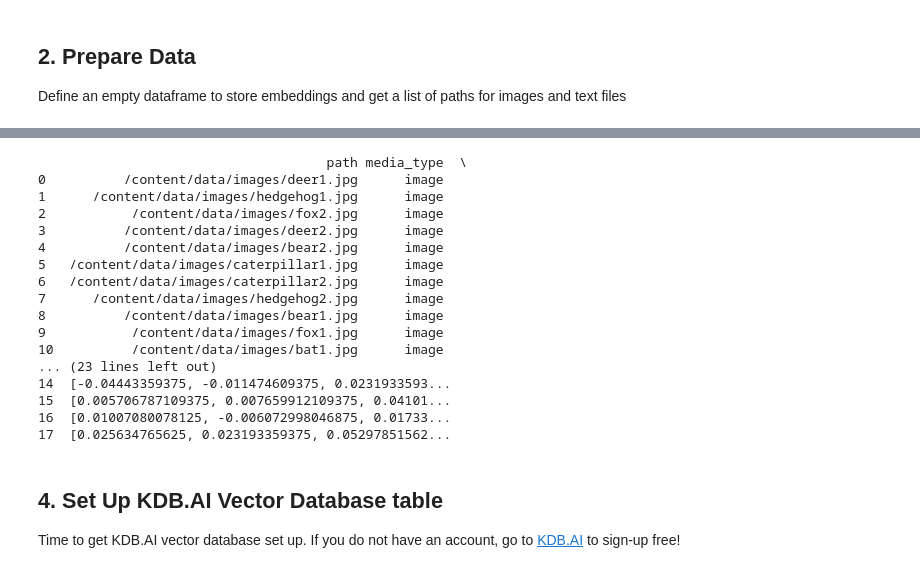
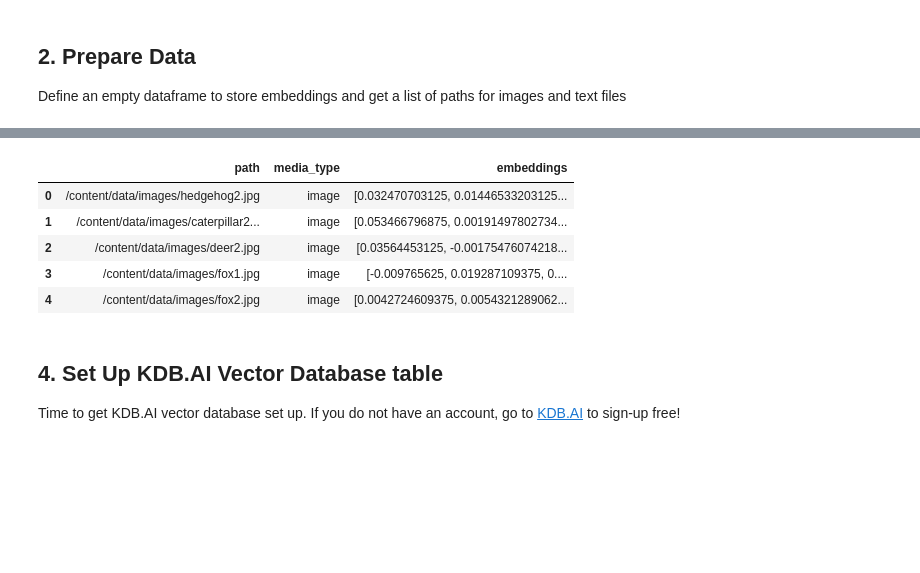
Before and after one commit to KxSystems/kdbai-samples, a Jupyter notebook: multimodal_RAG_VoyageAI/Multimodal_RAG_VoyageAI.ipynb, the cells around one changed output, grey strips where cells are left out. Saved outputs shown, nothing was run; the diff lists cells and outputs as text; code cells hidden in the pictures; blank space fills up the shorter version.

```diff
--- a/multimodal_RAG_VoyageAI/Multimodal_RAG_VoyageAI.ipynb
+++ b/multimodal_RAG_VoyageAI/Multimodal_RAG_VoyageAI.ipynb
@@ -210,20 +197,0 @@ df["embeddings"] = embeddings
-# %%
-print(df)
-# %% [output]
-                                     path media_type  \
-0          /content/data/images/deer1.jpg      image
-1      /content/data/images/hedgehog1.jpg      image
-2           /content/data/images/fox2.jpg      image
-3          /content/data/images/deer2.jpg      image
-4          /content/data/images/bear2.jpg      image
-5   /content/data/images/caterpillar1.jpg      image
-6   /content/data/images/caterpillar2.jpg      image
-7      /content/data/images/hedgehog2.jpg      image
-8          /content/data/images/bear1.jpg      image
-9           /content/data/images/fox1.jpg      image
-10          /content/data/images/bat1.jpg      image
-... (23 lines left out)
-14  [-0.04443359375, -0.011474609375, 0.0231933593...
-15  [0.005706787109375, 0.007659912109375, 0.04101...
-16  [0.01007080078125, -0.006072998046875, 0.01733...
-17  [0.025634765625, 0.023193359375, 0.05297851562...
@@ -230,3 +200,12 @@ print(df)
+# %%
+df.head()
+# %% [output]
+|  | path | media_type | embeddings |
+| 0 | /content/data/images/hedgehog2.jpg | image | [0.032470703125, 0.01446533203125... |
+| 1 | /content/data/images/caterpillar2... | image | [0.053466796875, 0.00191497802734... |
+| 2 | /content/data/images/deer2.jpg | image | [0.03564453125, -0.00175476074218... |
+| 3 | /content/data/images/fox1.jpg | image | [-0.009765625, 0.019287109375, 0.... |
+| 4 | /content/data/images/fox2.jpg | image | [0.0042724609375, 0.0054321289062... |
 # %% [markdown]
 ## 4. Set Up KDB.AI Vector Database table
 Time to get KDB.AI vector database set up. If you do not have an account, go to [KDB.AI](https://kdb.ai) to sign-up free!
```
Also changed, not shown: parts of 15 cells of this notebook.
